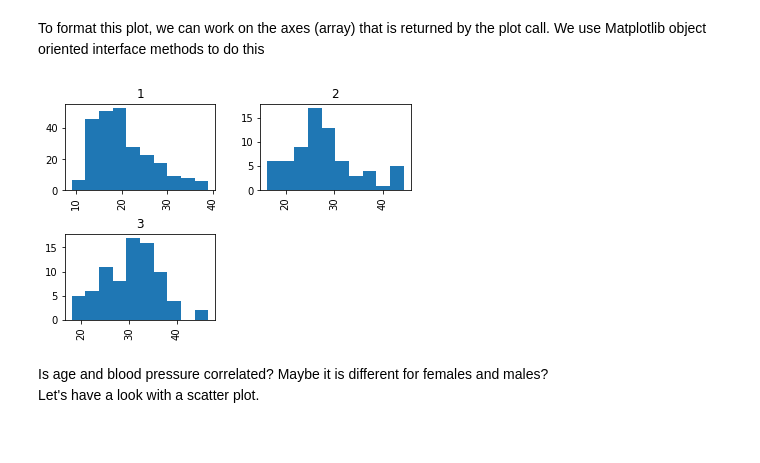
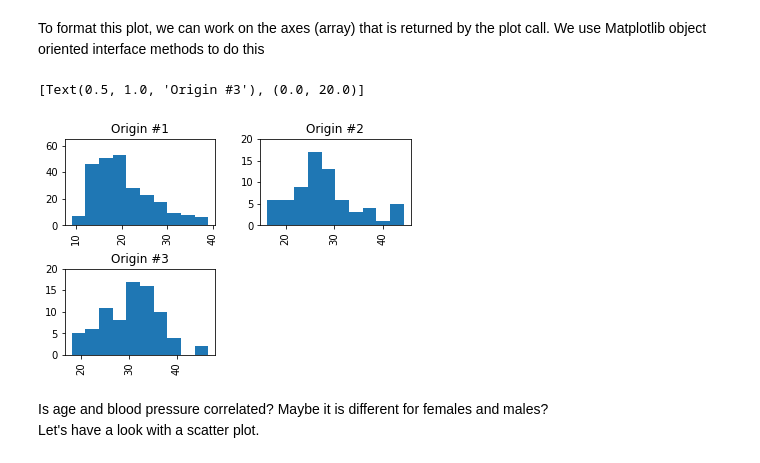
Before and after one commit to ENSF611/lab0-data-and-visualization-review-EAL-13, a Jupyter notebook: lab0-visualization-auto_mpg.ipynb, the cells around one changed output. Drawn from its saved outputs; the diff is of its cells as text; code cells hidden in the pictures.

Commit message:
Modified lab0-visualization-auto_mpg related work

```diff
--- a/lab0-visualization-auto_mpg.ipynb
+++ b/lab0-visualization-auto_mpg.ipynb
@@ -56,11 +56,12 @@ axs = data.hist(column='mpg', by='origin')
 To format this plot, we can work on the axes (array) that is returned by the plot call. We use Matplotlib object oriented interface methods to do this
 # %%
 axs = data.hist(column='mpg', by='origin')
-#axs[0].set(title='Origin #1', ylim=[1, 40])
-#axs[1].set(title='Origin #2', ylim=[1, 40])
-#axs[2].set(title='Origin #3', ylim=[1, 40])
+axs[0][0].set(title='Origin #1', ylim=[0, 65])
+axs[0][1].set(title='Origin #2', ylim=[0, 20])
+axs[1][0].set(title='Origin #3', ylim=[0, 20])
 # %% [output]
+[Text(0.5, 1.0, 'Origin #3'), (0.0, 20.0)]
-[figure, old version]
+[figure, new version]
 # %% [markdown]
 Is age and blood pressure correlated? Maybe it is different for females and males?
 Let's have a look with a scatter plot.
```
Also changed, not shown: parts of 4 cells of this notebook, 1 other file.
